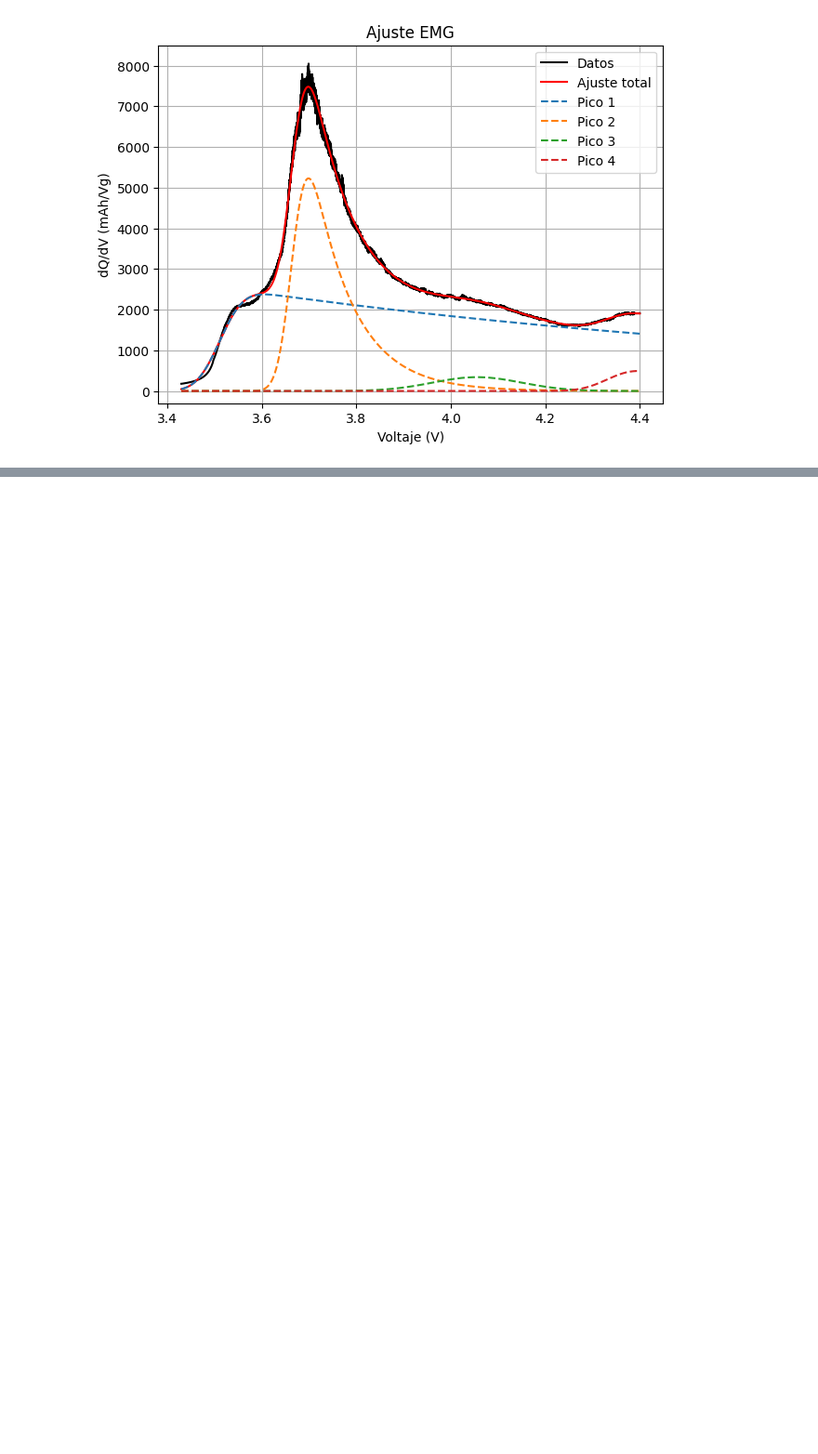
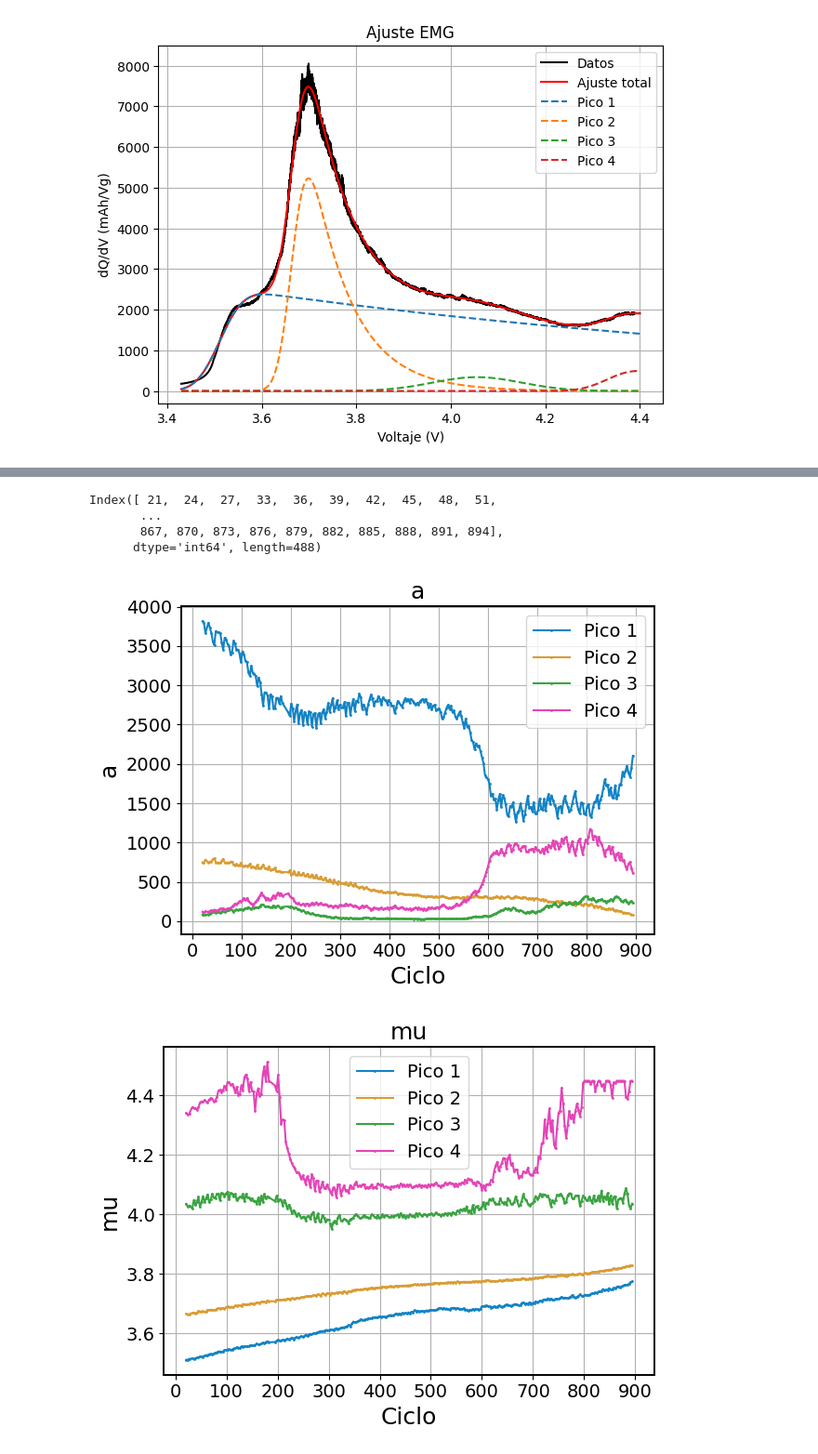
Before and after one commit to majodomenech/proc-icdv, a Jupyter notebook: notebooks/estudio8-graficosposter.ipynb, the cells around one changed output, grey strips where cells are left out. Shown: that part at 93% size. Drawn from its saved outputs; the diff is of its cells as text; code cells hidden in the pictures; blank space fills up the shorter version.

```diff
--- a/notebooks/estudio8-graficosposter.ipynb
+++ b/notebooks/estudio8-graficosposter.ipynb
@@ -152,0 +277,48 @@ ft.plot_emg_fit(df_ch_i, popt_i, save_path=f'../output/ajuste_picos_ciclo{ciclo}
+# %%
+import matplotlib.pyplot as plt
+from matplotlib import cm
+from matplotlib.ticker import MaxNLocator
+
+def plot_param_evolution(df, param, n_peaks, nombre, exclude_peaks=None, max_xticks=10):
+    exclude_peaks = exclude_peaks or []
+    colors = ["#1283C5", "#D99C33", "#3AA341", "#E444B7", "#D55E00"]
+
+    plt.figure()
+    for i in range(n_peaks):
+        if i not in exclude_peaks:
+            plt.plot(df.index, df[f"{param}{i+1}"], 'o-', color=colors[i % len(colors)], label=f"Pico {i+1}", markersize=1)
+
+    plt.xlabel("Ciclo")
+    plt.ylabel(param)
+    plt.title(f"{param}")
+    plt.legend()
+    plt.grid(True)
+
+    # Ticks automáticos para eje x
+    ax = plt.gca()
+    ax.xaxis.set_major_locator(MaxNLocator(nbins=max_xticks, integer=True))  # máximo max_xticks ticks
+
+    plt.tight_layout()
+    plt.savefig(f"../output/evolucion_{param}_{nombre}.png", dpi=300)
+    plt.show()
+# %%
+# Leer datos
+df_params1 = pd.read_csv("../output/parametros_ajustes_EMG_poster.csv", index_col=0)
+df_params2 = pd.read_csv("../output/parametros_ajustes_EMGposter_300a900___________.csv", index_col=0)
+df_params = pd.concat([df_params1, df_params2], axis=0)
+
+print(df_params.index)
+
+nombre = 'POSTER-PARAMETROS'
+n_peaks = 4
+
+# Graficar todos los parámetros
+for p in ['a', 'mu', 'sigma', 'lambda']:
+    plot_param_evolution(df_params, p, n_peaks, nombre, exclude_peaks=[])
+# %% [output]
+Index([ 21,  24,  27,  33,  36,  39,  42,  45,  48,  51,
+       ...
+       867, 870, 873, 876, 879, 882, 885, 888, 891, 894],
+      dtype='int64', length=488)
+[figure, added]
+[figure, added]
```
Also changed, not shown: parts of 9 cells of this notebook, 2 other files.
